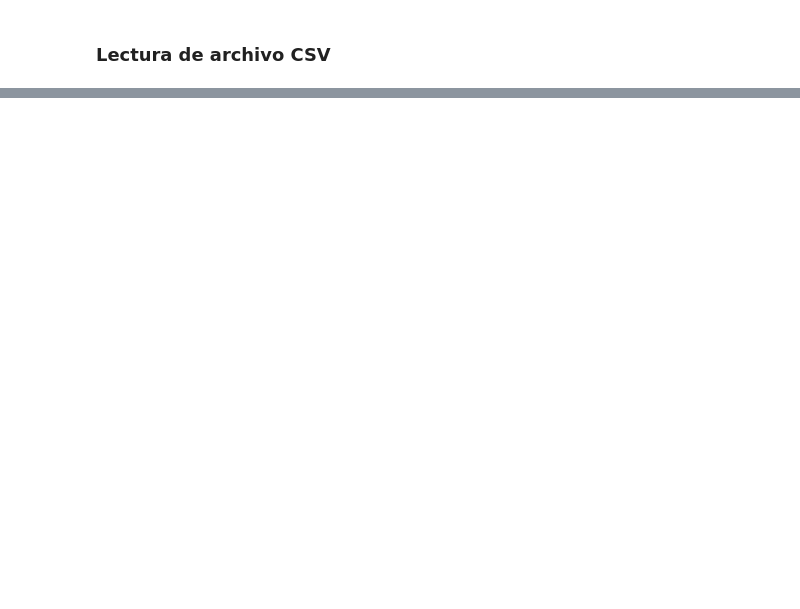
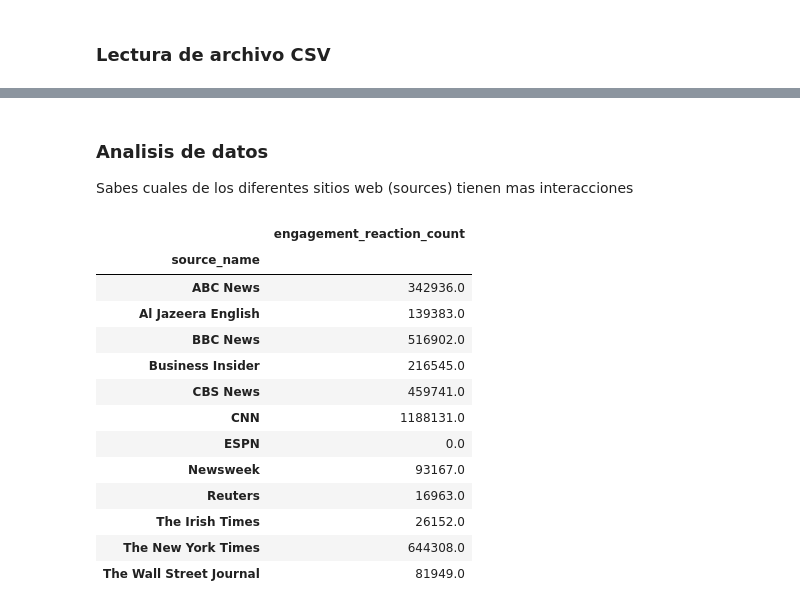
Before and after one commit to GerardoGarcia17/BEDU-DATA-06, a Jupyter notebook: 03_article_analysis.ipynb, the cells around one changed output, grey strips where cells are left out. Saved outputs shown, nothing was run; the diff lists cells and outputs as text; code cells hidden in the pictures; blank space fills up the shorter version.

```diff
--- a/03_article_analysis.ipynb
+++ b/03_article_analysis.ipynb
@@ -23,0 +74,4 @@ data.head()
+# %% [markdown]
+### Analisis de datos
+
+Sabes cuales de los diferentes sitios web (sources) tienen mas interacciones
@@ -23,0 +91,19 @@ data.head()
+# %%
+#Agrupamos nuestro dataframe por la columna source_name y sumamos cada fila por su valor en la columna engagement_reaction_count
+grouped_sum = data.groupby('source_name')['engagement_reaction_count'].sum()
+grouped_sum.to_frame()
+# %% [output]
+|  | engagement_reaction_count |
+| source_name |  |
+| ABC News | 342936.0 |
+| Al Jazeera English | 139383.0 |
+| BBC News | 516902.0 |
+| Business Insider | 216545.0 |
+| CBS News | 459741.0 |
+| CNN | 1188131.0 |
+| ESPN | 0.0 |
+| Newsweek | 93167.0 |
+| Reuters | 16963.0 |
+| The Irish Times | 26152.0 |
+| The New York Times | 644308.0 |
+| The Wall Street Journal | 81949.0 |
```
Also changed, not shown: parts of 12 cells of this notebook.
